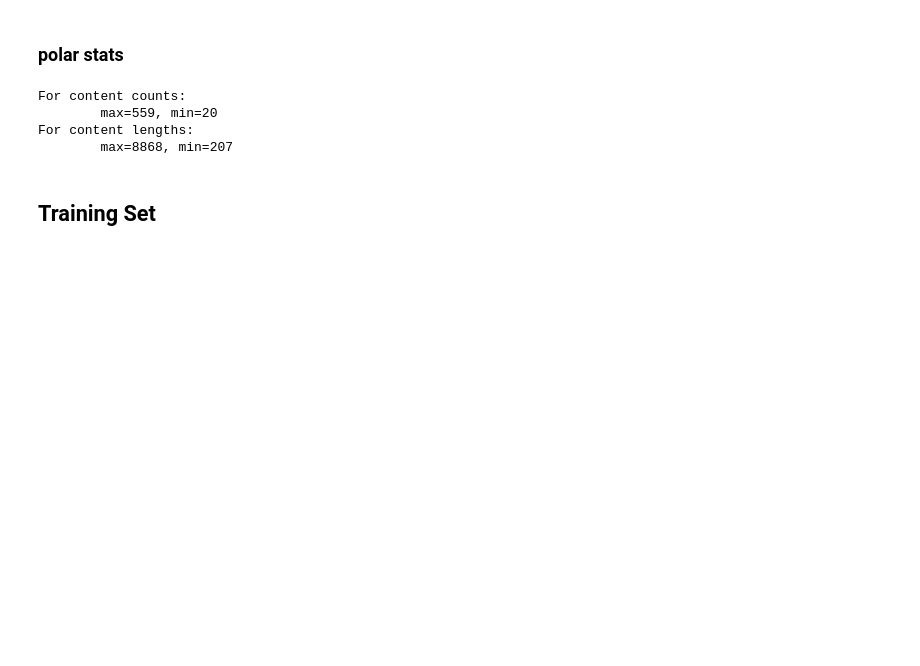
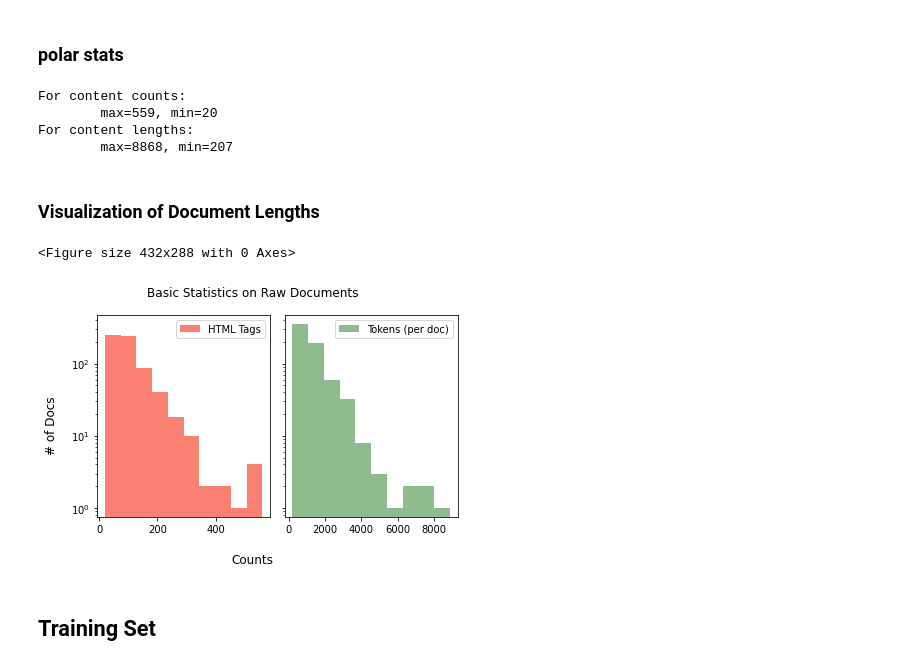
Before and after one commit to qjiang002/11711-Project-QA, a Jupyter notebook: Analysis/exploratory-data-analysis.ipynb, the cells around one changed output. Cells and saved outputs as stored; diff of their text form; code cells hidden in the pictures; blank space fills up the shorter version.

Commit message:
add hists on raw document stats

```diff
--- a/Analysis/exploratory-data-analysis.ipynb
+++ b/Analysis/exploratory-data-analysis.ipynb
@@ -57,6 +59,30 @@ For content counts:
         max=559, min=20
 For content lengths:
         max=8868, min=207
+# %% [markdown]
+### Visualization of Document Lengths
+# %%
+root_dir = './Plots'
+if not os.path.exists(root_dir):
+    os.makedirs(root_dir)
+
+# plot the count of conditions for perfect answers
+plt.figure()
+fig, (ax1, ax2) = plt.subplots(1, 2, sharey=True)
+ax1.hist([content_cnts], color=['salmon'])
+ax1.set_yscale('log')
+ax2.hist([content_lens], color=['darkseagreen'])
+ax2.set_yscale('log')
+plt.suptitle('Basic Statistics on Raw Documents')
+ax1.legend(['HTML Tags'])
+ax2.legend(['Tokens (per doc)'])
+fig.supylabel('# of Docs')
+fig.supxlabel('Counts')
+plt.tight_layout()
+plt.savefig(f"{root_dir}/rawdoc_stats.png", dpi=128)
+# %% [output]
+<Figure size 432x288 with 0 Axes>
+[figure, added]
 # %% [markdown]
 ## Training Set
 # %%
```
Also changed, not shown: parts of 1 cell of this notebook, 1 other file.
